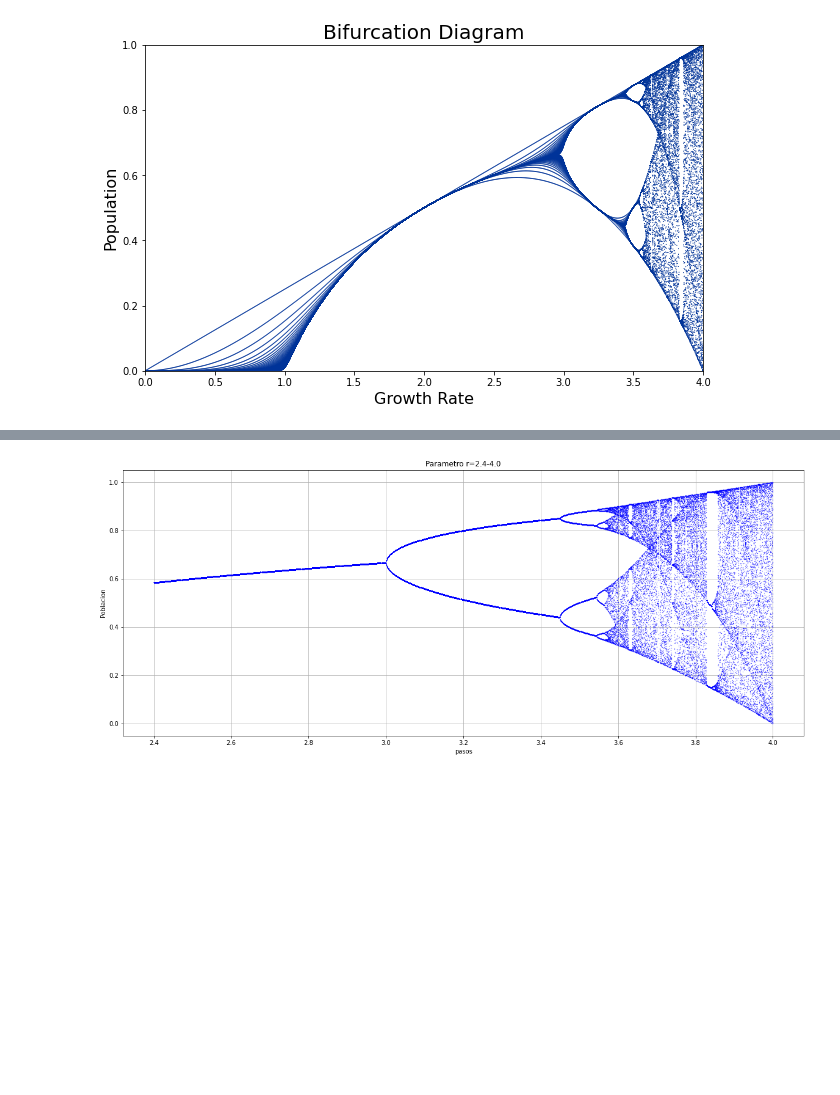
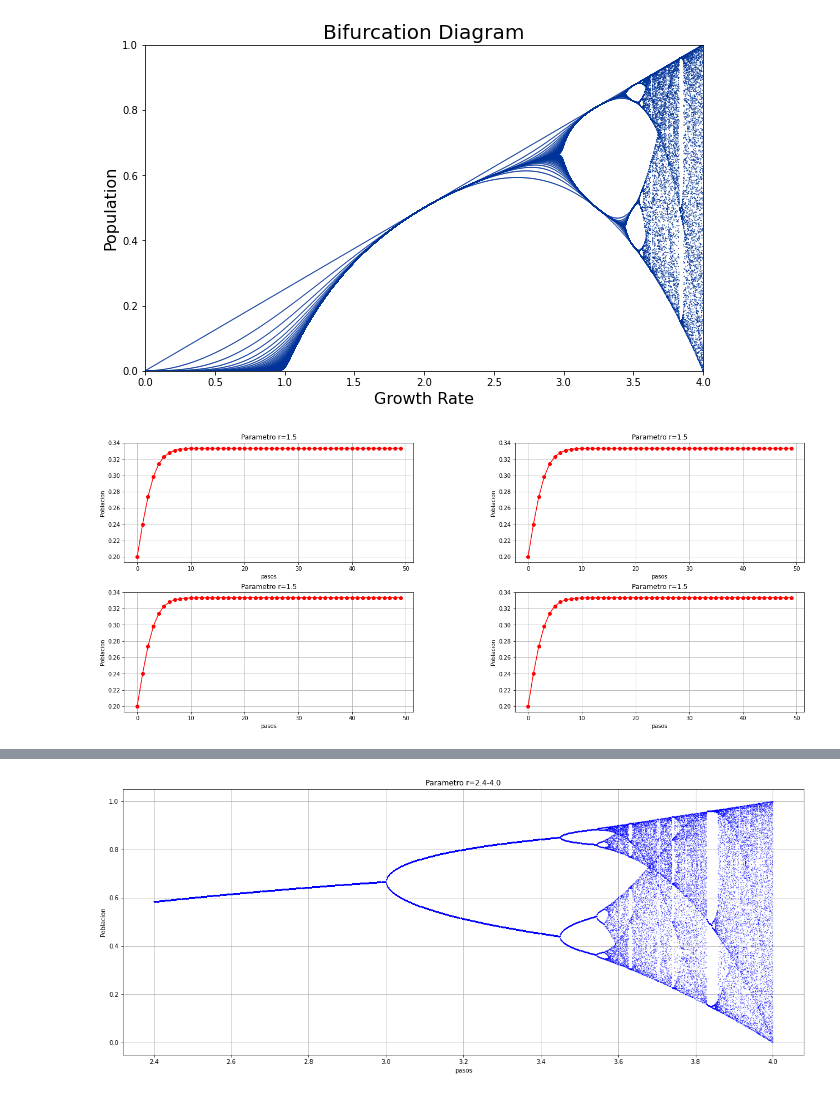
Before and after one commit to fredymendezbustamante/MODELADO_Y_SIMULACION-, a Jupyter notebook: modelado.ipynb, the cells around one changed output, grey strips where cells are left out. Drawn from its saved outputs; the diff is of its cells as text; code cells hidden in the pictures; blank space fills up the shorter version.

```diff
--- a/modelado.ipynb
+++ b/modelado.ipynb
@@ -91,4 +91,72 @@ def mapa(r,x):
 
     der = r*(1.-2.*x)
     return r*x*(1.-x), der
+# %%
+from matplotlib.ticker import NullFormatter
+def lyap(r, x):
+    xcp = x;
+    acum = 0;
+    der  = 0;
+    (xcp,der)  = mapa(r,xcp)
+    for i in range(100):
+        if (der != 0.):
+            acum = acum + np.log(np.abs(der));
+        (xcp,der)  = mapa(r,xcp)
+
+    return acum/100.
+
+
+x      = 0.2 ;                           #input("Entra el valor de la poblacion inicial:     ")
+r      = 1.5;                           # input("Entra el valor del parametro r:             ")
+npasos = 50  ;                          #input("Entra el numero de generaciones a calcular: ")
+
+
+xa=np.zeros(npasos)
+xa[0]=x
+fig = go.Figure()
+for i in range(0,npasos-1):
+    (xa[i+1],foo) = mapa(r,xa[i]);
+
+    (xa[i]);
+
+
+plt.figure(figsize=(20,8))
+plt.subplot(221)
+plt.xlabel("pasos")
+plt.ylabel("Poblacion")
+plt.title("Parametro r=" + str(r))
+plt.grid(True)
+plt.plot(xa, 'ro-')
+
+
+plt.subplot(222)
+plt.xlabel("pasos")
+plt.ylabel("Poblacion")
+plt.title("Parametro r=" + str(r))
+plt.plot(xa, 'ro-')
+plt.grid(True)
+
+plt.subplot(223)
+plt.xlabel("pasos")
+plt.ylabel("Poblacion")
+plt.title("Parametro r=" + str(r))
+plt.grid(True)
+plt.plot(xa, 'ro-')
+
+
+plt.subplot(224)
+plt.xlabel("pasos")
+plt.ylabel("Poblacion")
+plt.title("Parametro r=" + str(r))
+plt.plot(xa, 'ro-')
+plt.grid(True)
+
+plt.gca().yaxis.set_minor_formatter(NullFormatter())
+
+plt.subplots_adjust(top=0.92, bottom=0.08, left=0.10, right=0.95, hspace=0.25,
+                    wspace=0.35)
+
+plt.show()
+# %% [output]
+[figure, added]
 # %%
```
Also changed, not shown: parts of 2 cells of this notebook.
